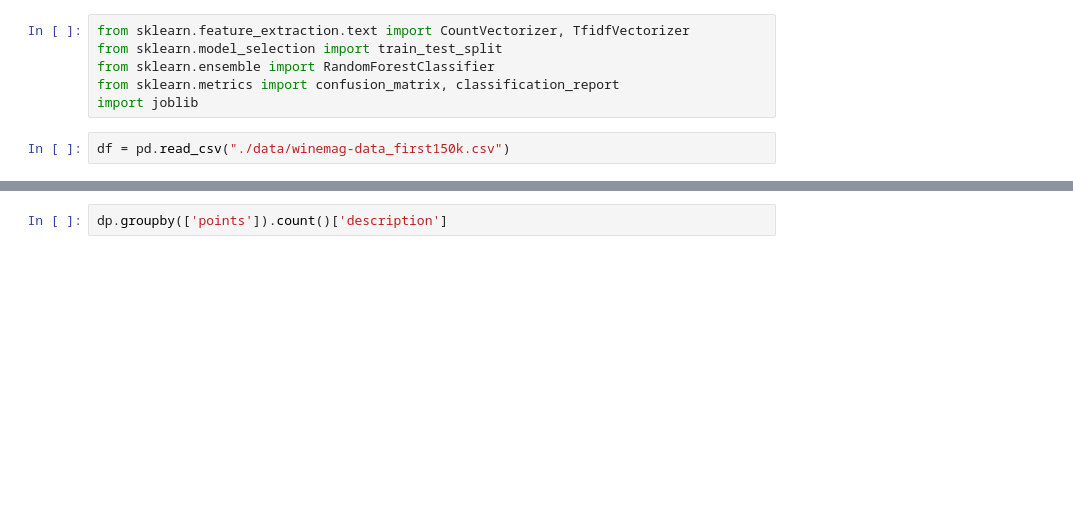
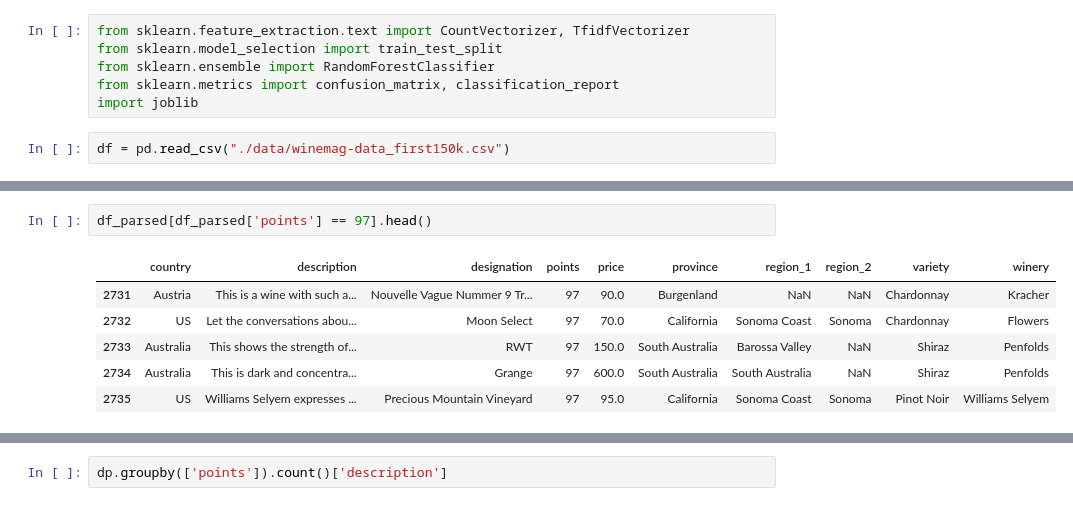
Before and after one commit to moz5691/wine_analysis_flask_react, a Jupyter notebook: wine_analysis.ipynb, the cells around one changed output, grey strips where cells are left out. Drawn from its saved outputs; the diff is of its cells as text; blank space fills up the shorter version.

```diff
--- a/wine_analysis.ipynb
+++ b/wine_analysis.ipynb
@@ -36,3 +43,12 @@ df_parsed.iloc[2,:]['description']
+# %%
+df_parsed[df_parsed['points'] == 97].head()
+# %% [output]
+|  | country | description | designation | points | price | province | region_1 | region_2 | variety | winery |
+| 2731 | Austria | This is a wine with such a... | Nouvelle Vague Nummer 9 Tr... | 97 | 90.0 | Burgenland | NaN | NaN | Chardonnay | Kracher |
+| 2732 | US | Let the conversations abou... | Moon Select | 97 | 70.0 | California | Sonoma Coast | Sonoma | Chardonnay | Flowers |
+| 2733 | Australia | This shows the strength of... | RWT | 97 | 150.0 | South Australia | Barossa Valley | NaN | Shiraz | Penfolds |
+| 2734 | Australia | This is dark and concentra... | Grange | 97 | 600.0 | South Australia | South Australia | NaN | Shiraz | Penfolds |
+| 2735 | US | Williams Selyem expresses ... | Precious Mountain Vineyard | 97 | 95.0 | California | Sonoma Coast | Sonoma | Pinot Noir | Williams Selyem |
 # %%
 dp = df_parsed[['description', 'points']]
 dp.head()
```
Also changed, not shown: parts of 7 cells of this notebook, 6 other files.
